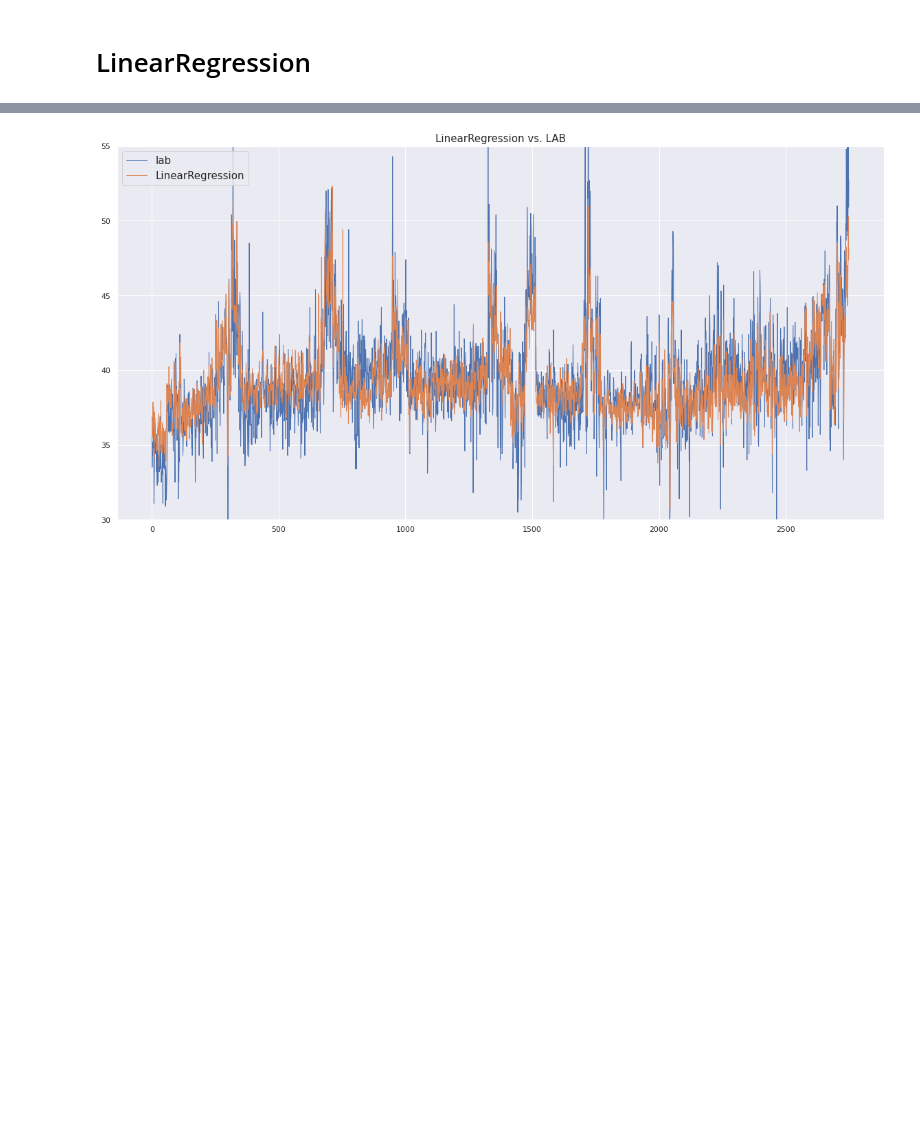
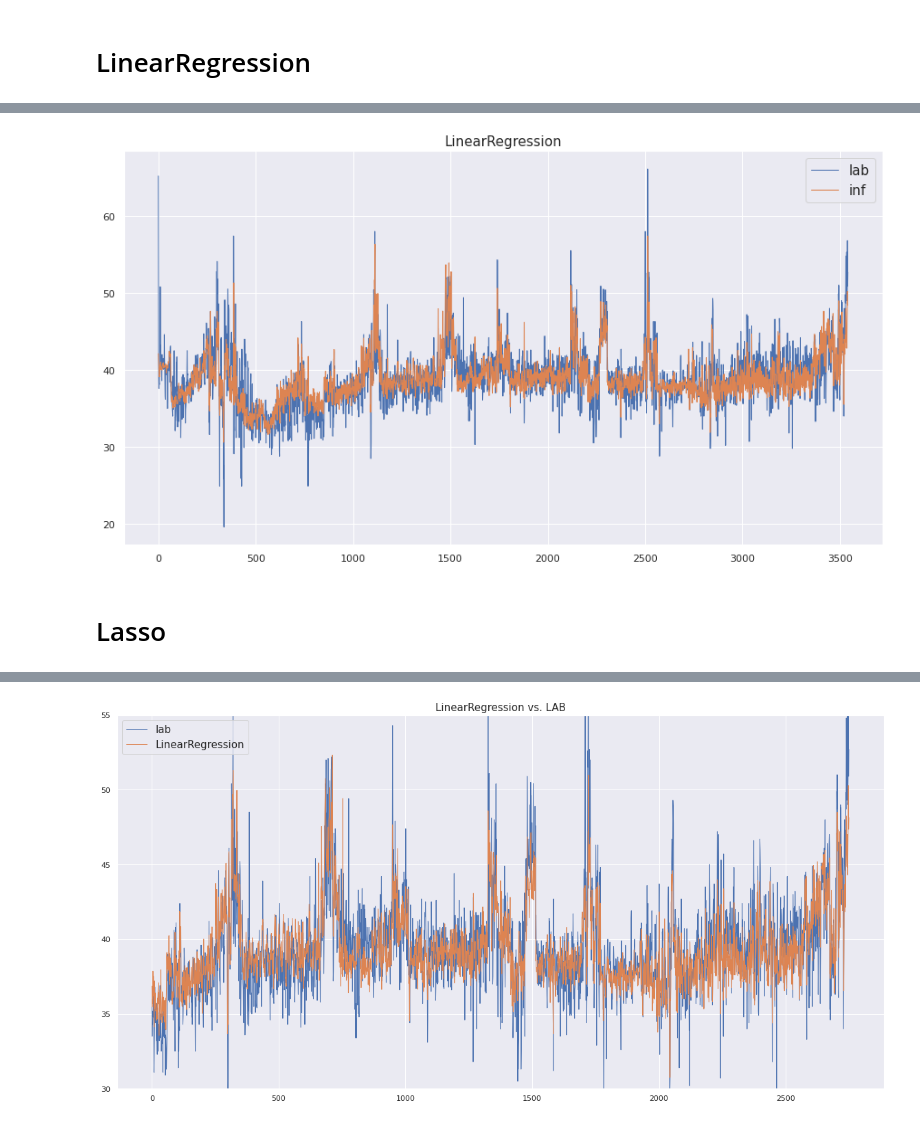
Before and after one commit to hoonzi-s/APC, a Jupyter notebook: #1ALK_213BTMRVP_R6.ipynb, the cells around one changed output, grey strips where cells are left out. Drawn from its saved outputs; the diff is of its cells as text; code cells hidden in the pictures; blank space fills up the shorter version.

```diff
--- a/#1ALK_213BTMRVP_R6.ipynb
+++ b/#1ALK_213BTMRVP_R6.ipynb
@@ -173,0 +78,21 @@ new
+# %%
+pf = PolynomialFeatures()
+pf.fit(x)
+x_poly = pf.transform(x)
+
+sc = StandardScaler()
+sc.fit(x_poly)
+x_scaled = sc.transform(x_poly)
+
+x_train, x_test, y_train, y_test = tts(x_scaled, y)
+
+model = LinearRegression()
+model.fit(x_train, y_train)
+inf = model.predict(x_scaled)
+
+print(f'train R2: {model.score(x_train, y_train)}')
+print(f'test R2: {model.score(x_test, y_test)}')
+print(f'total R2: {model.score(x_scaled, y)}')
+print(f'MAE: {MAE(y, inf)}')
+print(f'MSE: {MSE(y, inf)}')
+print(model.coef_, model.intercept_)
@@ -173,0 +108,11 @@ new
+# %%
+plt.figure(figsize = (15, 8))
+plt.plot(np.arange(len(y)), y, lw = 1, label = 'lab')
+plt.plot(np.arange(len(y)), inf, lw = 1, label = 'inf')
+plt.title('LinearRegression', fontsize = 15)
+plt.legend(fontsize = 15)
+plt.show()
+# %% [output]
+[figure, added]
+# %% [markdown]
+# Lasso
```
Also changed, not shown: parts of 50 cells of this notebook.
